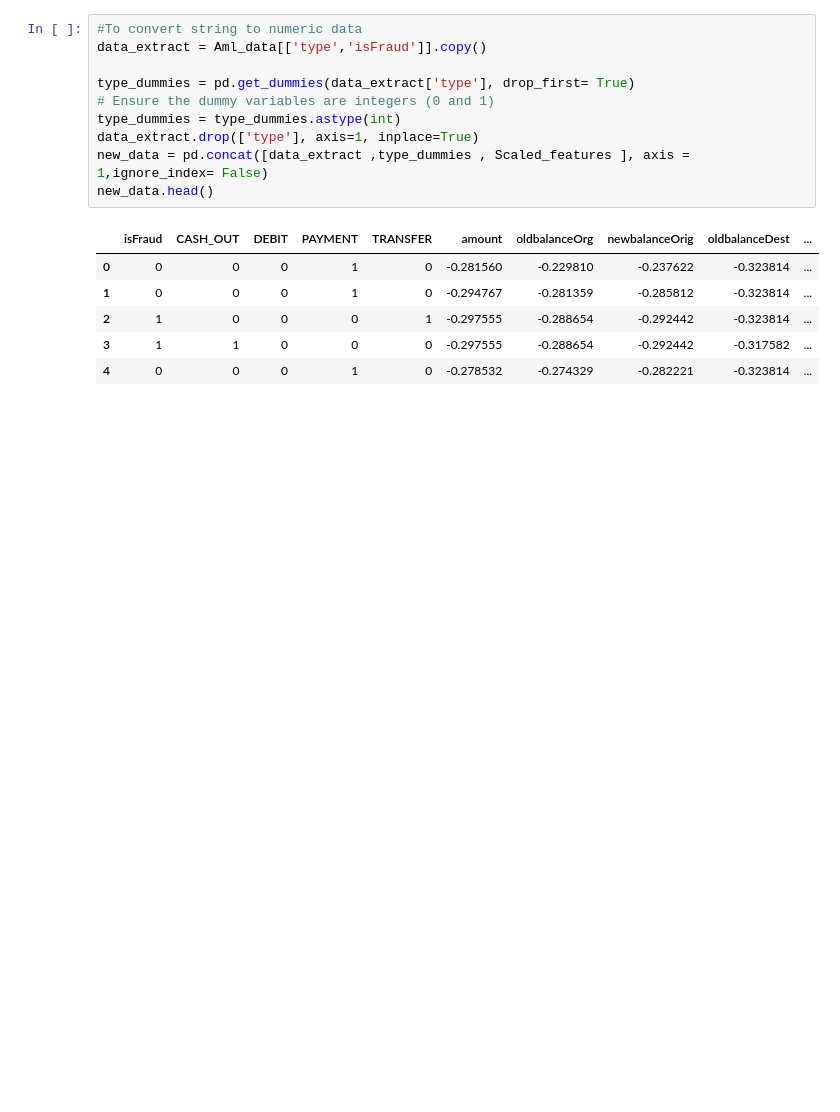
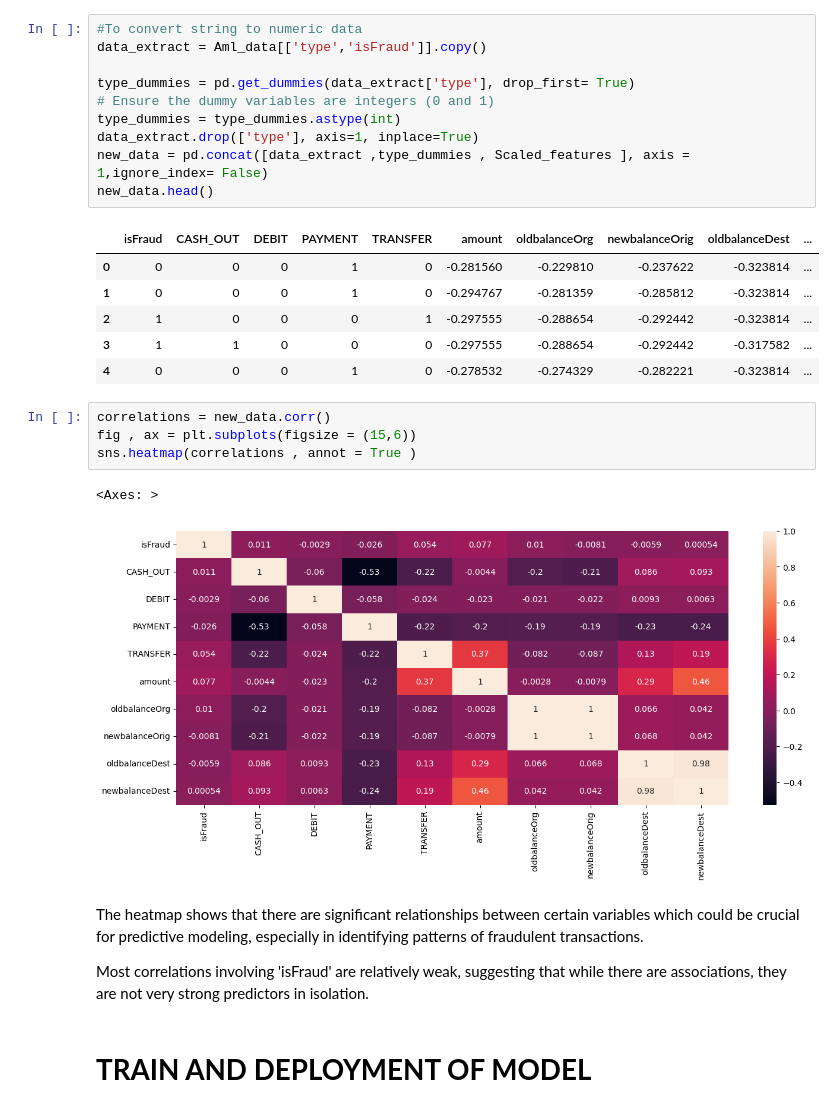
Before and after one commit to Kevin-Mugo/Anti-money-laundering-AML-, a Jupyter notebook: Untitled3.ipynb, the cells around one changed output. Drawn from its saved outputs; the diff is of its cells as text; blank space fills up the shorter version.

```diff
--- a/Untitled3.ipynb
+++ b/Untitled3.ipynb
@@ -219,3 +221,16 @@ new_data.head()
 | 2 | 1 | 0 | 0 | 0 | 1 | -0.297555 | -0.288654 | -0.292442 | -0.323814 | ... |
 | 3 | 1 | 1 | 0 | 0 | 0 | -0.297555 | -0.288654 | -0.292442 | -0.317582 | ... |
 | 4 | 0 | 0 | 0 | 1 | 0 | -0.278532 | -0.274329 | -0.282221 | -0.323814 | ... |
+# %%
+correlations = new_data.corr()
+fig , ax = plt.subplots(figsize = (15,6))
+sns.heatmap(correlations , annot = True )
+# %% [output]
+<Axes: >
+[figure, added]
+# %% [markdown]
+The heatmap shows that there are significant relationships between certain variables which could be crucial for predictive modeling, especially in identifying patterns of fraudulent transactions.
+
+Most correlations involving 'isFraud' are relatively weak, suggesting that while there are associations, they are not very strong predictors in isolation.
+# %% [markdown]
+# **TRAIN AND DEPLOYMENT OF MODEL**
```
Also changed, not shown: parts of 15 cells of this notebook.
